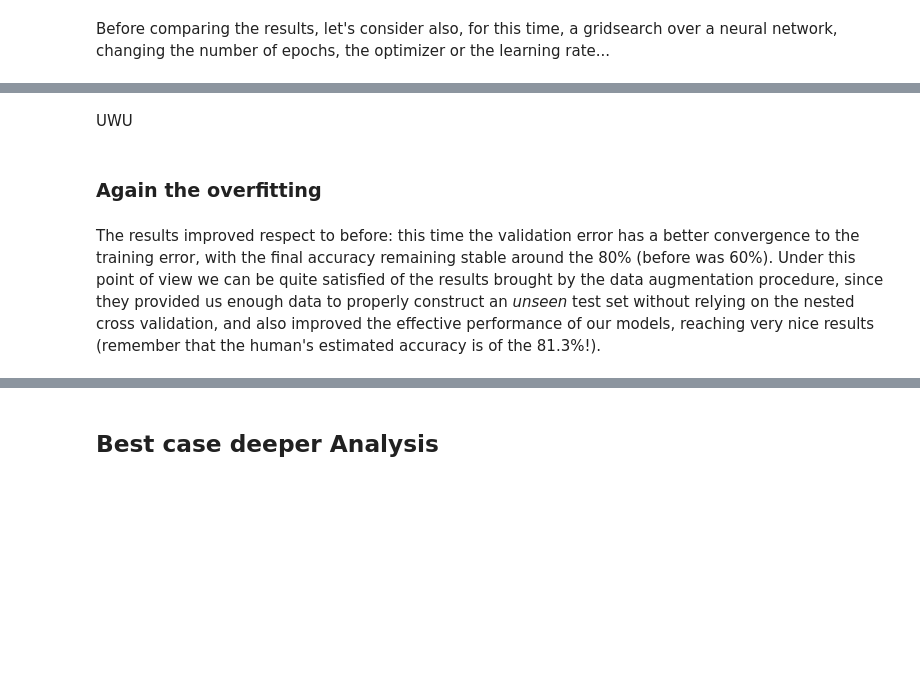
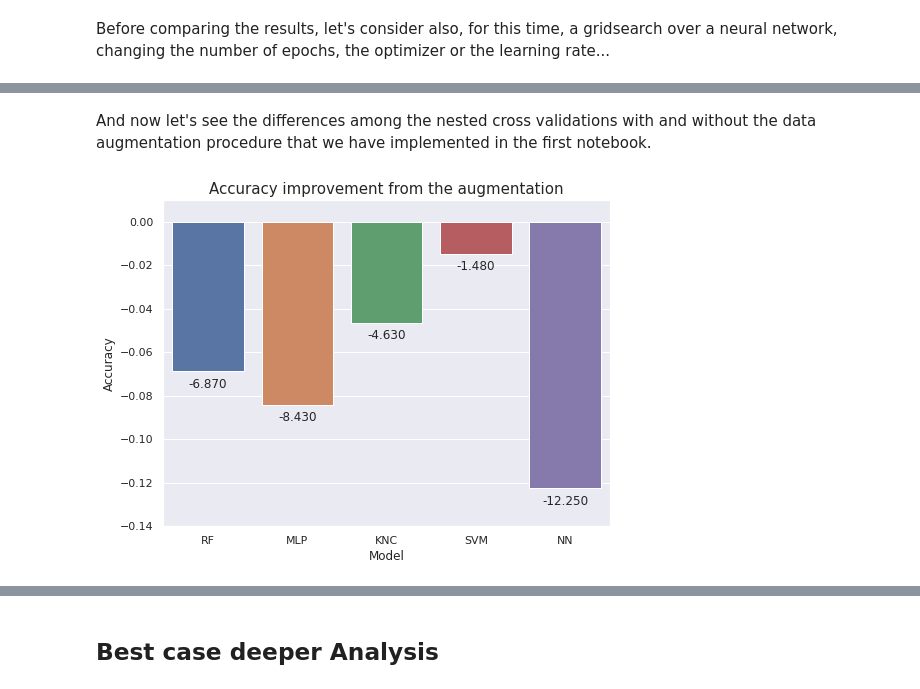
Before and after one commit to MattiaPujatti/Environmental-Sound-Classification, a Jupyter notebook: Features_Classification.ipynb, the cells around one changed output, grey strips where cells are left out. Drawn from its saved outputs; the diff is of its cells as text; code cells hidden in the pictures; blank space fills up the shorter version.

Commit message:
Updated notebook 1-2, nb3 suspended

```diff
--- a/Features_Classification.ipynb
+++ b/Features_Classification.ipynb
@@ -661,14 +816,5 @@ augmented_svm.Run_NonNested_Cross_Validation(model=SVC(), parameters=params_SVM,
+# %%
+# Saving the final results
+aug_esc50_scores = {'RF'  :  RF_augscores, 'MLP' : MLP_augscores, 'KNC' : KNC_augscores, 'SVM' : SVM_augscores}
 # %% [markdown]
 Before comparing the results, let's consider also, for this time, a gridsearch over a neural network, changing the number of epochs, the optimizer or the learning rate...
-# %%
-NN = KerasClassifier(build_fn=create_NN, verbose=0)
-
-params_NN = {'classifier__epochs':[100], 'classifier__batch_size':[64, 128],
-             'classifier__optimizer':['adam', 'adamax'], 'classifier__lr':[0.01, 0.001],
-             'classifier__dropout_prob':[0.1, 0.5]}
-
-params_NN = {'classifier__batch_size': [128], 'classifier__dropout_prob': [0.1], 'classifier__epochs': [100],
-             'classifier__lr': [0.01], 'classifier__optimizer': ['adamax']}
-
-aug_nn_cc = ClipsClassifier(augmented_features).Setup_Classifier(encoder_method='onehot')
-aug_nn_cc.Run_NonNested_Cross_Validation(model=NN, parameters=params_NN, compute_confusion_matrix=True)
@@ -676,0 +821,5 @@ _Interesting note: apparently, just changing the optimizer from __adam__ to __ad
+# %%
+NN = KerasClassifier(build_fn=FFNN, verbose=0)
+
+NN_augscores = CrossValidation_withAugmentation(ClipsClassifier(dataset=features).Setup_Classifier(encoder_method='onehot'),
+                                                augmented_features, NN, params_NN)
@@ -677,20 +832,21 @@ _Interesting note: apparently, just changing the optimizer from __adam__ to __ad
+# %%
+aug_esc50_scores['NN'] = NN_augscores
+# %% [markdown]
+And now let's see the differences among the nested cross validations with and without the data augmentation procedure that we have implemented in the first notebook.
 # %%
 fig, ax = plt.subplots(1, 1, figsize=(8,6))
 
-augmented_accuracies = pd.DataFrame(columns=['RF', 'MLP', 'KNC', 'SVM', 'NN'])
-augmented_accuracies.loc[0] = [augmented_rf.final_accuracy, augmented_mlp.final_accuracy,
-                               augmented_knc.final_accuracy, augmented_svm.final_accuracy, aug_nn_cc.final_accuracy]
+relative_accuracies = pd.DataFrame({key : aug_esc50_scores[key].mean()-esc50_final_models[key].final_accuracy
+                       for key in esc50_final_models}.items(), columns=['Model', 'Accuracy Improvement'])
 
-sns.barplot(data=augmented_accuracies, ax=ax)
+sns.barplot(x='Model', y='Accuracy Improvement', data=relative_accuracies, ax=ax)
 
 for p in ax.patches:
-    ax.annotate(format(p.get_height(), '.3f'), (p.get_x() + p.get_width() / 2., p.get_height()),
+    ax.annotate(format(p.get_height()*100, '.3f'), (p.get_x() + p.get_width() / 2., p.get_height()-0.01),
                    ha = 'center', va = 'center', xytext = (0, 9), textcoords = 'offset points')
 
-ax.set_ylim(0,1)
+ax.set_ylim(-0.14, 0.01)
 ax.set_ylabel('Accuracy')
-ax.set_title('Models accuracy over the augmented dataset');
+ax.set_title('Accuracy improvement from the augmentation', fontsize=15);
+# %% [output]
+[figure, added]
-# %% [markdown]
-UWU
-# %% [markdown]
-### Again the overfitting
@@ -732,2 +852,0 @@ ax[1].legend();
-# %% [markdown]
-The results improved respect to before: this time the validation error has a better convergence to the training error, with the final accuracy remaining stable around the 80% (before was 60%). Under this point of view we can be quite satisfied of the results brought by the data augmentation procedure, since they provided us enough data to properly construct an _unseen_ test set without relying on the nested cross validation, and also improved the effective performance of our models, reaching very nice results (remember that the human's estimated accuracy is of the 81.3%!).
```
Also changed, not shown: parts of 73 cells of this notebook, 6 other files.
